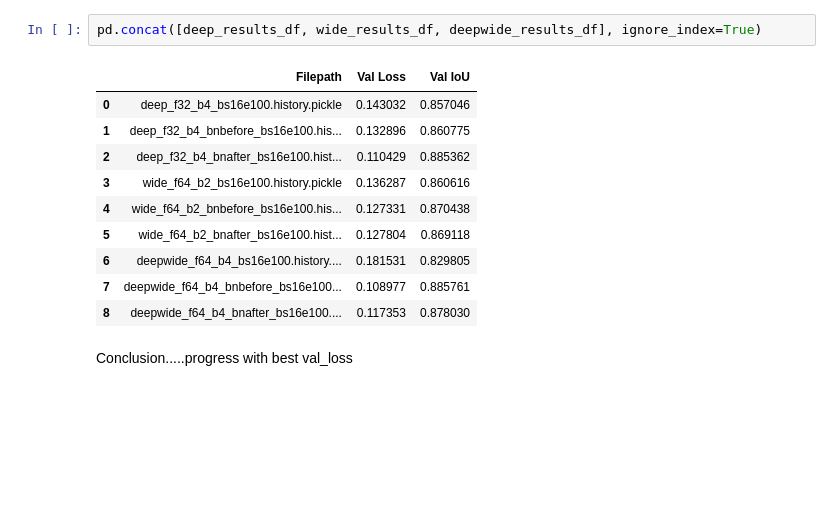
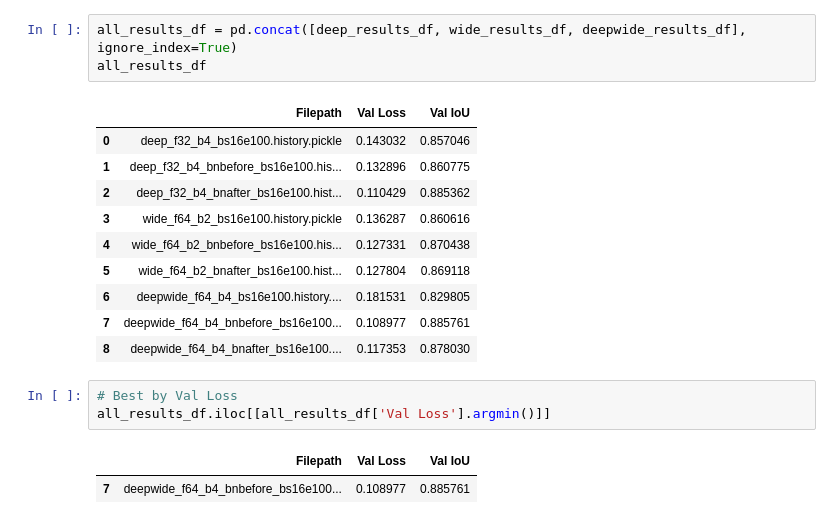
Before and after one commit to a-cass/eo-semantic-segmentation, a Jupyter notebook: nwpu-lakes/nwpu_lakes_segmentation_p7.ipynb, the cells around one changed output. Drawn from its saved outputs; the diff is of its cells as text; blank space fills up the shorter version.

```diff
--- a/nwpu-lakes/nwpu_lakes_segmentation_p7.ipynb
+++ b/nwpu-lakes/nwpu_lakes_segmentation_p7.ipynb
@@ -473,7 +497,8 @@ deepwide_results_df
 # %% [markdown]
 ## Results
 # %%
-pd.concat([deep_results_df, wide_results_df, deepwide_results_df], ignore_index=True)
+all_results_df = pd.concat([deep_results_df, wide_results_df, deepwide_results_df], ignore_index=True)
+all_results_df
 # %% [output]
 |  | Filepath | Val Loss | Val IoU |
 | 0 | deep_f32_b4_bs16e100.history.pickle | 0.143032 | 0.857046 |
@@ -485,5 +510,9 @@ pd.concat([deep_results_df, wide_results_df, deepwide_results_df], ignore_index=
 | 6 | deepwide_f64_b4_bs16e100.history.... | 0.181531 | 0.829805 |
 | 7 | deepwide_f64_b4_bnbefore_bs16e100... | 0.108977 | 0.885761 |
 | 8 | deepwide_f64_b4_bnafter_bs16e100.... | 0.117353 | 0.878030 |
-# %% [markdown]
-Conclusion.....progress with best val_loss
+# %%
+# Best by Val Loss
+all_results_df.iloc[[all_results_df['Val Loss'].argmin()]]
+# %% [output]
+|  | Filepath | Val Loss | Val IoU |
+| 7 | deepwide_f64_b4_bnbefore_bs16e100... | 0.108977 | 0.885761 |
```
Also changed, not shown: parts of 11 cells of this notebook, 3 other files.
